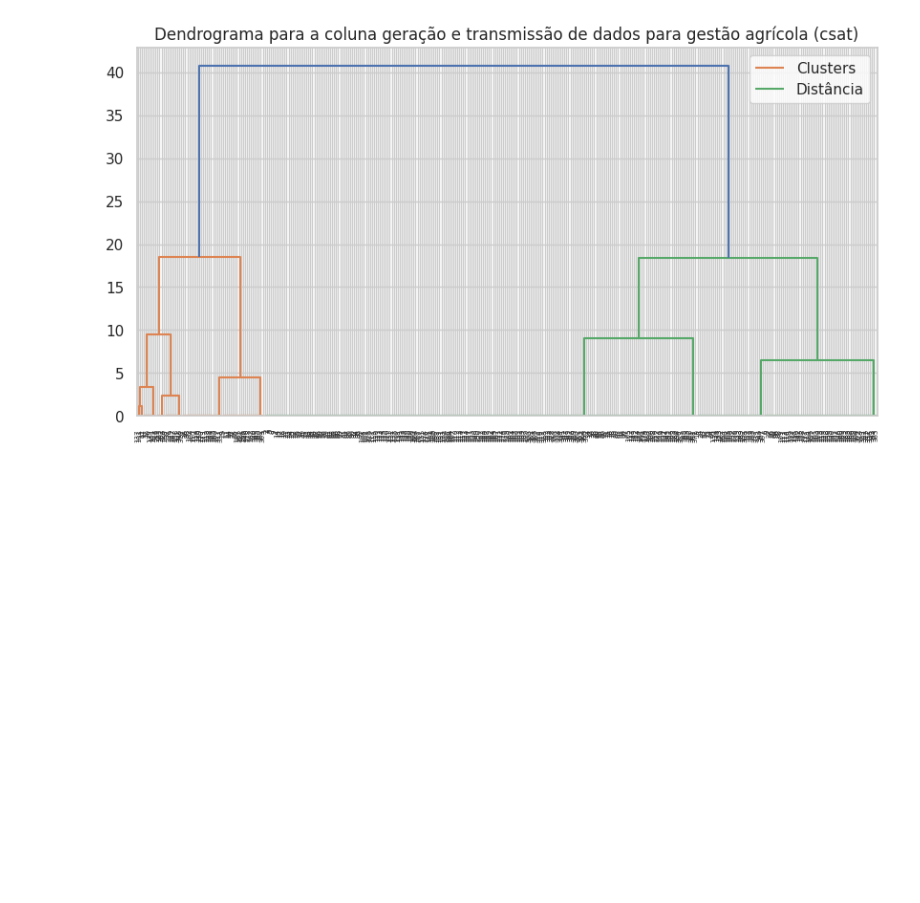
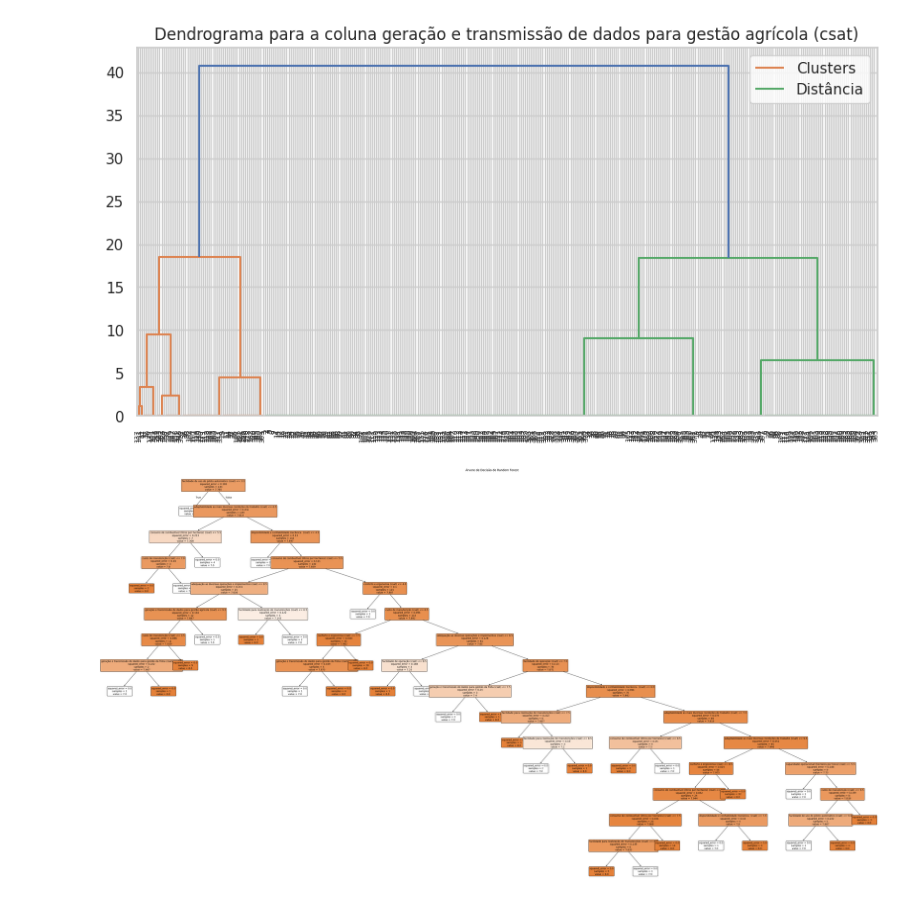
Before and after one commit to MiguelViapiana/aula-dataScience, a Jupyter notebook: histogramaCST.ipynb, the cells around one changed output. Drawn from its saved outputs; the diff is of its cells as text; code cells hidden in the pictures; blank space fills up the shorter version.

```diff
--- a/histogramaCST.ipynb
+++ b/histogramaCST.ipynb
@@ -177,3 +177,65 @@ for col in numeric_cols:
 [figure]
 [figure]
 [figure]
+# %%
+import pandas as pd
+import matplotlib.pyplot as plt
+from sklearn.ensemble import RandomForestRegressor
+from sklearn.tree import plot_tree
+from sklearn.model_selection import train_test_split
+
+# Função para aplicar Random Forest e identificar as variáveis mais importantes
+def importancia_variaveis_random_forest(arquivo_excel, nota_geral_col, sheet_name=0):
+    # Carregar a planilha Excel
+    df = pd.read_excel(arquivo_excel, sheet_name=sheet_name)
+
+    # Filtrar apenas as colunas de perguntas CSAT
+    csat_columns = [col for col in df.columns if '(csat)' in col]
+    if not csat_columns:
+        print("Nenhuma coluna CSAT foi encontrada na planilha.")
+        return
+
+    # Garantir que a coluna da nota geral está presente
+    if nota_geral_col not in df.columns:
+        print(f"A coluna '{nota_geral_col}' não foi encontrada na planilha.")
+        return
+
+    # Preparar os dados para o modelo
+    csat_data = df[csat_columns + [nota_geral_col]].dropna()  # Remover linhas com valores ausentes
+    X = csat_data[csat_columns]  # Variáveis independentes
+    y = csat_data[nota_geral_col]  # Variável dependente (nota geral)
+
+    # Dividir os dados em treino e teste
+    X_train, X_test, y_train, y_test = train_test_split(X, y, test_size=0.2, random_state=42)
+
+    # Instanciar e treinar o modelo Random Forest
+    model = RandomForestRegressor(random_state=42, n_estimators=100)
+    model.fit(X_train, y_train)
+
+    # Calcular a importância das variáveis
+    feature_importances = model.feature_importances_
+
+    # Criar um DataFrame para exibir as importâncias
+    importances_df = pd.DataFrame({
+        'Feature': csat_columns,
+        'Importance': feature_importances
+    }).sort_values(by='Importance', ascending=False)
+
+    # Visualização de uma árvore de decisão do Random Forest
+    # Selecionar a primeira árvore para visualização
+    plt.figure(figsize=(20, 20))  # Aumentei a altura do gráfico
+    plot_tree(model.estimators_[0], filled=True, feature_names=csat_columns, rounded=True, fontsize=10)
+
+    # Ajuste nas margens para dar mais espaçamento
+    plt.subplots_adjust(left=0, right=2.3, top=1.2, bottom=0)
+    plt.title('Árvore de Decisão do Random Forest')
+    plt.show()
+
+    return importances_df
+
+# Exemplo de uso
+arquivo_excel = '/content/PlanilhaFiltrada.xlsx'  # Substitua pelo caminho do arquivo
+nota_geral_col = 'nota nps'  # Substitua pelo nome da coluna da nota geral
+importancias = importancia_variaveis_random_forest(arquivo_excel, nota_geral_col)
+# %% [output]
+[figure, added]
```
Also changed, not shown: parts of 2 cells of this notebook.
